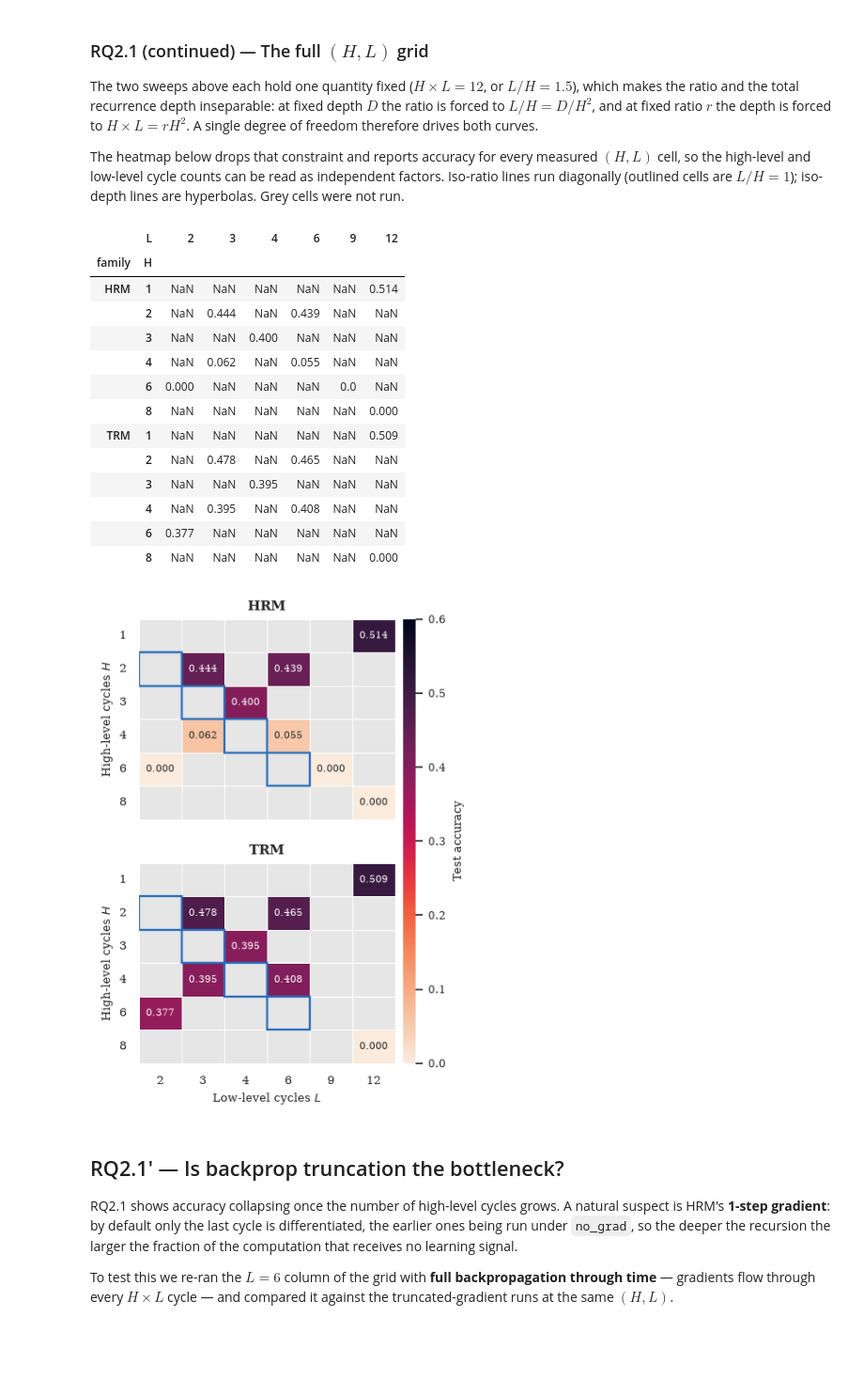
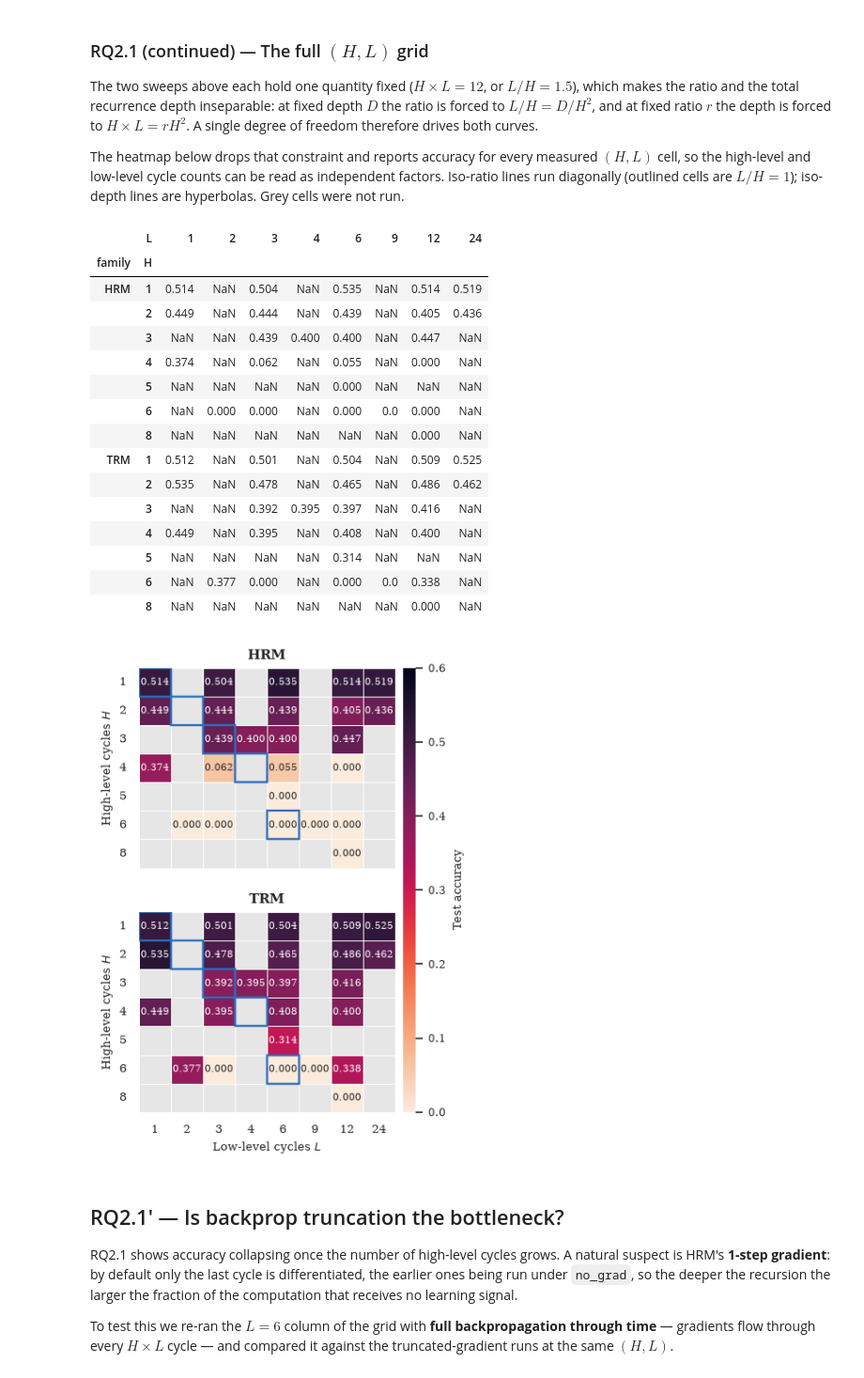
Before and after one commit to MariusAAROS/HRM-Text-for-Graphs, a Jupyter notebook: report/paper_results.ipynb, the cells around one changed output. Shown at 94% size. Saved outputs shown, nothing was run; the diff lists cells and outputs as text; code cells hidden in the pictures; blank space fills up the shorter version.

Commit message:
full L/H grid report

```diff
--- a/report/paper_results.ipynb
+++ b/report/paper_results.ipynb
@@ -101,9 +101,13 @@ TASK_ABBREV = {
     "TriangleCounting": "TriCount",
 }
 # %%
-# The ablation W&B export wraps each row in an extra layer of quotes (doubled inner
-# quotes), so a plain read_csv collapses everything into one column. Unwrap it first.
+# Some W&B exports wrap each row in an extra layer of quotes (doubled inner quotes), so a
+# plain read_csv collapses everything into one column. Unwrap only in that case: on a
+# regular fully-quoted export, stripping the outer quotes would shift every column.
 def read_wandb_csv(path):
+    df = pd.read_csv(path)
+    if df.shape[1] > 1:
+        return df
     lines = [ln for ln in Path(path).read_text().splitlines() if ln]
     unwrapped = [
         ln[1:-1].replace('""', '"') if ln.startswith('"') and ln.endswith('"') else ln
@@ -576,12 +580,21 @@ abl["L"] = abl["L_cycles"].astype(int)
 abl["ratio"] = abl["L"] / abl["H"]
 abl["family"] = np.where(abl["Name"].str.contains("trm"), "TRM", "HRM")
 
-# Average any repeated (family, H, L) runs.
-abl = (
+# Average any repeated (family, H, L) runs. `abl_grid` keeps every measured (H, L) cell and
+# feeds only the full-grid heatmap.
+abl_grid = (
     abl.groupby(["family", "H", "L", "ratio"], as_index=False)["accuracy"]
     .mean()
     .sort_values(["family", "ratio"])
 )
+# The RQ2.1 design proper: fixed depth H*L = 12 and fixed ratio L/H = 1.5. Everything
+# downstream (sweeps, full-BP comparison, RQ2.2) uses these configurations only. TRM (6, 9)
+# was evaluated after the sweep figures were made; it is left out to keep them unchanged.
+LATE_EVALS = [("TRM", 6, 9)]
+in_sweep = (abl_grid["H"] * abl_grid["L"] == 12) | np.isclose(abl_grid["ratio"], 1.5)
+late = pd.Series(list(zip(abl_grid["family"], abl_grid["H"], abl_grid["L"])),
+                 index=abl_grid.index).isin(LATE_EVALS)
+abl = abl_grid[in_sweep & ~late].reset_index(drop=True)
 abl
 # %% [output]
 |  | family | H | L | ratio | accuracy |
@@ -675,13 +688,13 @@ factors. Iso-ratio lines run diagonally (outlined cells are $L/H = 1$); iso-dept
 are hyperbolas. Grey cells were not run.
 # %%
 # Shared axes across both families so the two panels are cell-for-cell comparable.
-H_VALS = sorted(abl["H"].unique())
-L_VALS = sorted(abl["L"].unique())
+H_VALS = sorted(abl_grid["H"].unique())
+L_VALS = sorted(abl_grid["L"].unique())
 
 
 def hl_grid(family, values="accuracy"):
     return (
-        abl[abl["family"] == family]
+        abl_grid[abl_grid["family"] == family]
         .pivot_table(index="H", columns="L", values=values, aggfunc="mean")
         .reindex(index=H_VALS, columns=L_VALS)
     )
@@ -690,26 +703,28 @@ def hl_grid(family, values="accuracy"):
 hrm_grid, trm_grid = hl_grid("HRM"), hl_grid("TRM")
 pd.concat({"HRM": hrm_grid, "TRM": trm_grid}, names=["family"]).round(3)
 # %% [output]
-|  | L | 2 | 3 | 4 | 6 | 9 | 12 |
-| family | H |  |  |  |  |  |  |
-| HRM | 1 | NaN | NaN | NaN | NaN | NaN | 0.514 |
-|  | 2 | NaN | 0.444 | NaN | 0.439 | NaN | NaN |
-|  | 3 | NaN | NaN | 0.400 | NaN | NaN | NaN |
-|  | 4 | NaN | 0.062 | NaN | 0.055 | NaN | NaN |
-|  | 6 | 0.000 | NaN | NaN | NaN | 0.0 | NaN |
-|  | 8 | NaN | NaN | NaN | NaN | NaN | 0.000 |
-| TRM | 1 | NaN | NaN | NaN | NaN | NaN | 0.509 |
-|  | 2 | NaN | 0.478 | NaN | 0.465 | NaN | NaN |
-|  | 3 | NaN | NaN | 0.395 | NaN | NaN | NaN |
-|  | 4 | NaN | 0.395 | NaN | 0.408 | NaN | NaN |
-|  | 6 | 0.377 | NaN | NaN | NaN | NaN | NaN |
-|  | 8 | NaN | NaN | NaN | NaN | NaN | 0.000 |
+|  | L | 1 | 2 | 3 | 4 | 6 | 9 | 12 | 24 |
+| family | H |  |  |  |  |  |  |  |  |
+| HRM | 1 | 0.514 | NaN | 0.504 | NaN | 0.535 | NaN | 0.514 | 0.519 |
+|  | 2 | 0.449 | NaN | 0.444 | NaN | 0.439 | NaN | 0.405 | 0.436 |
+|  | 3 | NaN | NaN | 0.439 | 0.400 | 0.400 | NaN | 0.447 | NaN |
+|  | 4 | 0.374 | NaN | 0.062 | NaN | 0.055 | NaN | 0.000 | NaN |
+|  | 5 | NaN | NaN | NaN | NaN | 0.000 | NaN | NaN | NaN |
+|  | 6 | NaN | 0.000 | 0.000 | NaN | 0.000 | 0.0 | 0.000 | NaN |
+|  | 8 | NaN | NaN | NaN | NaN | NaN | NaN | 0.000 | NaN |
+| TRM | 1 | 0.512 | NaN | 0.501 | NaN | 0.504 | NaN | 0.509 | 0.525 |
+|  | 2 | 0.535 | NaN | 0.478 | NaN | 0.465 | NaN | 0.486 | 0.462 |
+|  | 3 | NaN | NaN | 0.392 | 0.395 | 0.397 | NaN | 0.416 | NaN |
+|  | 4 | 0.449 | NaN | 0.395 | NaN | 0.408 | NaN | 0.400 | NaN |
+|  | 5 | NaN | NaN | NaN | NaN | 0.314 | NaN | NaN | NaN |
+|  | 6 | NaN | 0.377 | 0.000 | NaN | 0.000 | 0.0 | 0.338 | NaN |
+|  | 8 | NaN | NaN | NaN | NaN | NaN | NaN | 0.000 | NaN |
 # %%
 # Single-column figure: accuracy over the (H, L) grid, HRM above TRM on the same cell
 # geometry, with one colorbar spanning both panels so they stay cell-for-cell aligned.
 # No `sharex`: seaborn rewrites the tick labels per axes, which a shared axis drops.
 def plot_hl_heatmaps(fname="ablation_hl_grid"):
-    vmax = np.ceil(abl["accuracy"].max() * 10) / 10
+    vmax = np.ceil(abl_grid["accuracy"].max() * 10) / 10
     fig = plt.figure(figsize=(COL_W, 5.4))
     gs = fig.add_gridspec(2, 2, width_ratios=[1, 0.05], hspace=0.22, wspace=0.06)
     axes = [fig.add_subplot(gs[0, 0]), fig.add_subplot(gs[1, 0])]
@@ -723,34 +738,34 @@ def plot_hl_heatmaps(fname="ablation_hl_grid"):
             annot_kws={"fontsize": 6.5}, cbar=last, cbar_ax=cbar_ax if last else None,
             cbar_kws={"label": "Test accuracy"} if last else None,
         )
         ax.set_facecolor("0.90")  # cells with no run
         ax.grid(False)
 
         # Outline the L/H = 1 diagonal: cells above it are high-level dominated.
         for i, h in enumerate(H_VALS):
             if h in L_VALS:
                 ax.add_patch(mpl.patches.Rectangle(
                     (L_VALS.index(h), i), 1, 1, fill=False,
                     edgecolor=TRM_COLOR, linewidth=1.4, zorder=4,
                 ))
 
         ax.set_title(fam, fontsize=9)
         ax.set_xticklabels(L_VALS if last else [], rotation=0, fontsize=7.5)
         ax.set_xlabel("Low-level cycles $L$" if last else "", fontsize=8)
         ax.set_yticklabels(H_VALS, rotation=0, fontsize=7.5)
         ax.set_ylabel("High-level cycles $H$", fontsize=8)
         if not last:
             ax.tick_params(axis="x", length=0)
 
     cbar_ax.yaxis.label.set_size(8)
     cbar_ax.tick_params(labelsize=7)
     save_fig(fig, fname)
     plt.show()
 
 
 plot_hl_heatmaps()
 # %% [output]
-[figure, old version]
+[figure, new version]
 # %% [markdown]
 ## RQ2.1' — Is backprop truncation the bottleneck?
 
```
Also changed, not shown: parts of 1 cell of this notebook, 14 other files.
